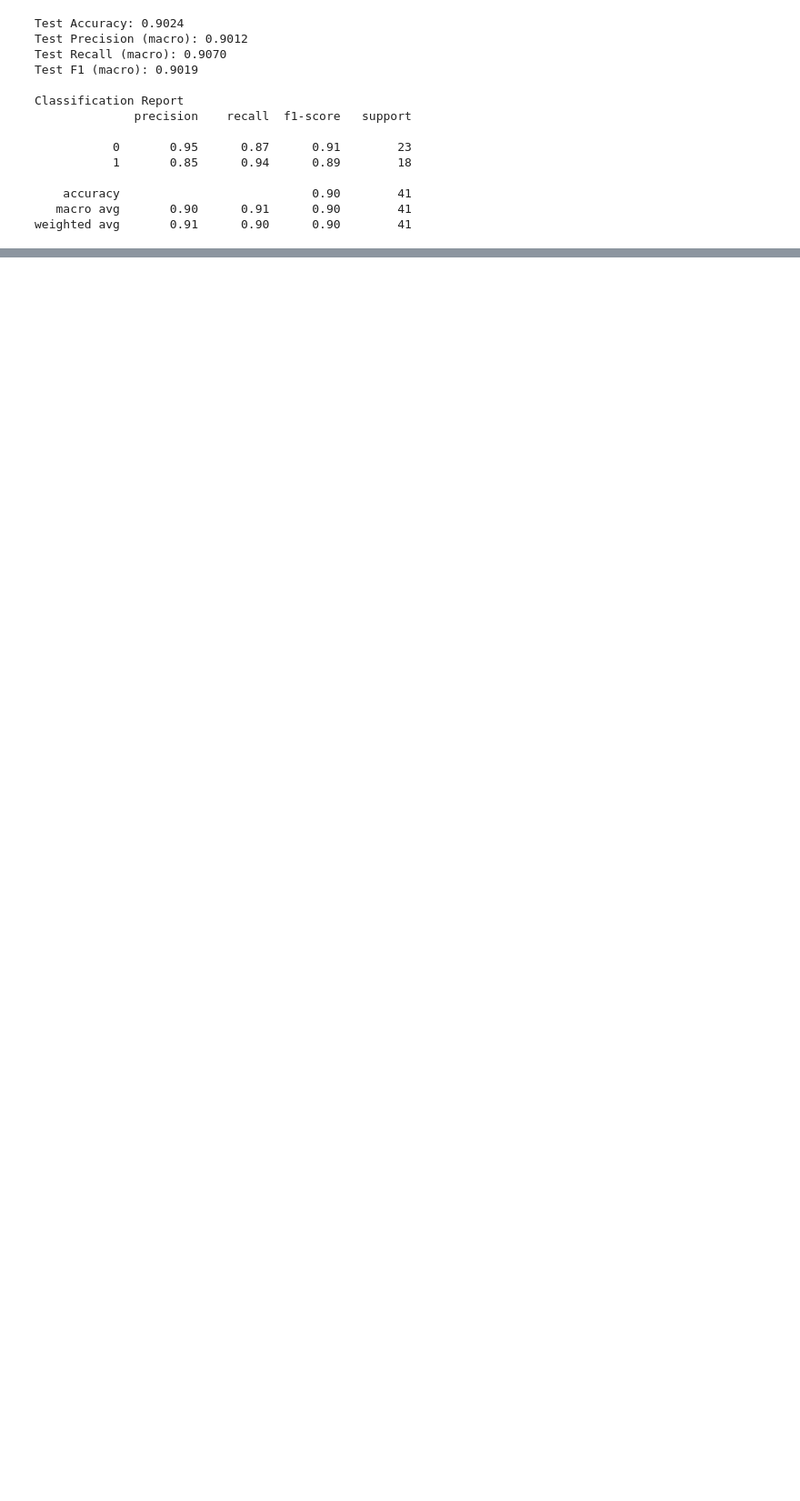
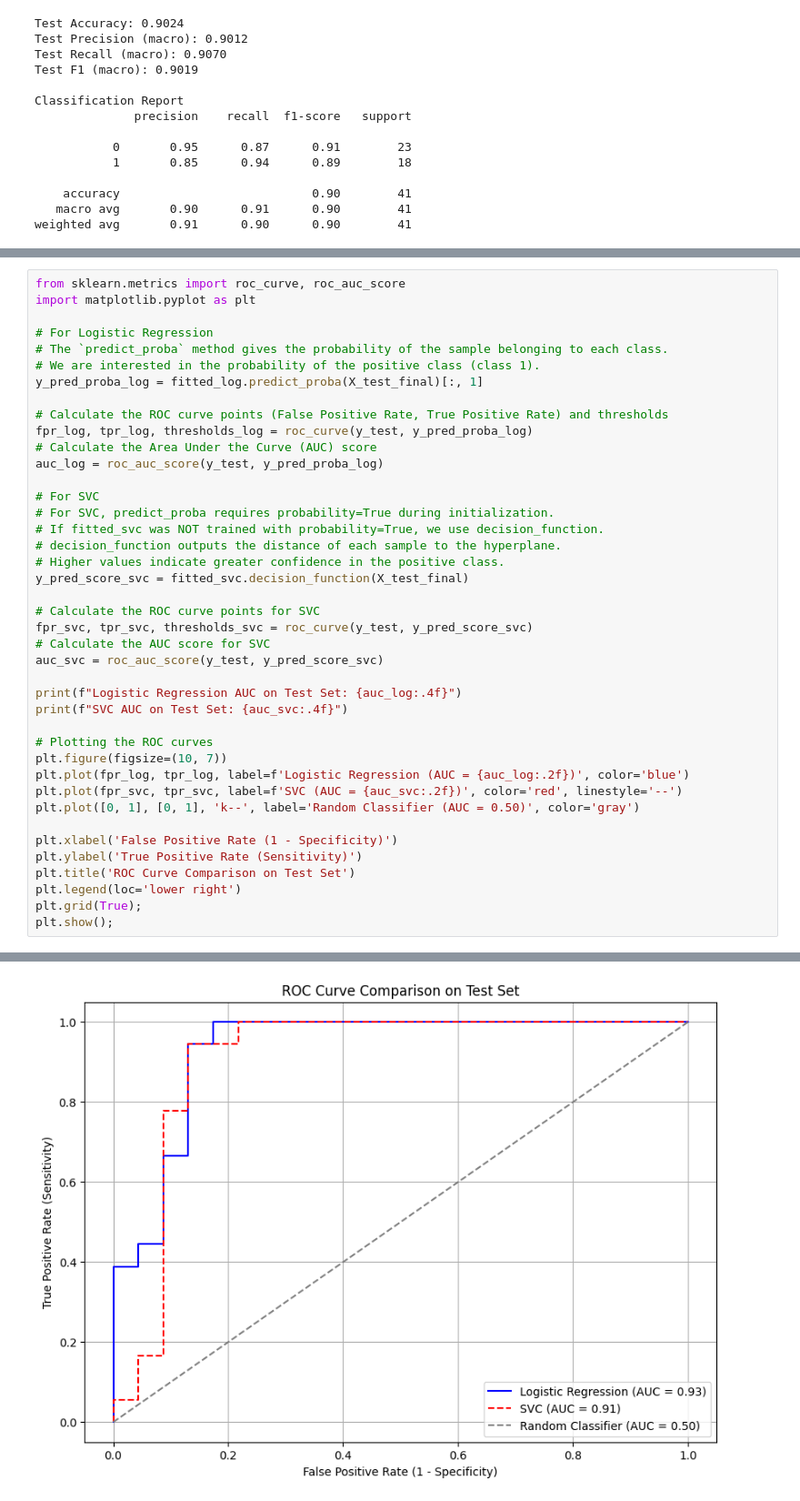
Before and after one commit to Melchizedek-Madaki/codealpha_tasks, a Jupyter notebook: Codealpha_HeartDiseasePrediction/Heart_Disease_Prediction.ipynb, the cells around one changed output, grey strips where cells are left out. Shown at 91% size. Saved outputs shown, nothing was run; the diff lists cells and outputs as text; blank space fills up the shorter version.

```diff
--- a/Codealpha_HeartDiseasePrediction/Heart_Disease_Prediction.ipynb
+++ b/Codealpha_HeartDiseasePrediction/Heart_Disease_Prediction.ipynb
@@ -762,0 +817,42 @@ plt.show()
+# %%
+from sklearn.metrics import roc_curve, roc_auc_score
+import matplotlib.pyplot as plt
+
+# For Logistic Regression
+# The `predict_proba` method gives the probability of the sample belonging to each class.
+# We are interested in the probability of the positive class (class 1).
+y_pred_proba_log = fitted_log.predict_proba(X_test_final)[:, 1]
+
+# Calculate the ROC curve points (False Positive Rate, True Positive Rate) and thresholds
+fpr_log, tpr_log, thresholds_log = roc_curve(y_test, y_pred_proba_log)
+# Calculate the Area Under the Curve (AUC) score
+auc_log = roc_auc_score(y_test, y_pred_proba_log)
+
+# For SVC
+# For SVC, predict_proba requires probability=True during initialization.
+# If fitted_svc was NOT trained with probability=True, we use decision_function.
+# decision_function outputs the distance of each sample to the hyperplane.
+# Higher values indicate greater confidence in the positive class.
+y_pred_score_svc = fitted_svc.decision_function(X_test_final)
+
+# Calculate the ROC curve points for SVC
+fpr_svc, tpr_svc, thresholds_svc = roc_curve(y_test, y_pred_score_svc)
+# Calculate the AUC score for SVC
+auc_svc = roc_auc_score(y_test, y_pred_score_svc)
+
+print(f"Logistic Regression AUC on Test Set: {auc_log:.4f}")
+print(f"SVC AUC on Test Set: {auc_svc:.4f}")
+
+# Plotting the ROC curves
+plt.figure(figsize=(10, 7))
+plt.plot(fpr_log, tpr_log, label=f'Logistic Regression (AUC = {auc_log:.2f})', color='blue')
+plt.plot(fpr_svc, tpr_svc, label=f'SVC (AUC = {auc_svc:.2f})', color='red', linestyle='--')
+plt.plot([0, 1], [0, 1], 'k--', label='Random Classifier (AUC = 0.50)', color='gray')
+
+plt.xlabel('False Positive Rate (1 - Specificity)')
+plt.ylabel('True Positive Rate (Sensitivity)')
+plt.title('ROC Curve Comparison on Test Set')
+plt.legend(loc='lower right')
+plt.grid(True);
+plt.show();
+# %% [output]
@@ -762,0 +861 @@ plt.show()
+[figure, added]
```
Also changed, not shown: parts of 13 cells of this notebook.
